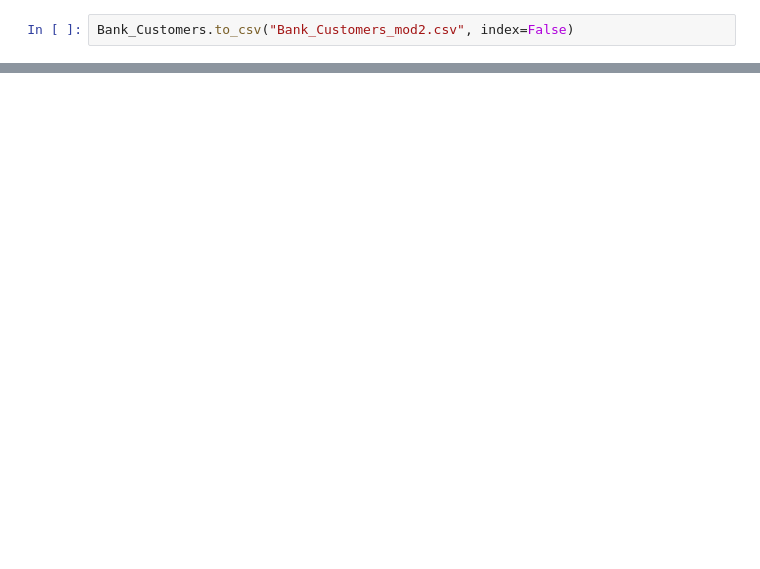
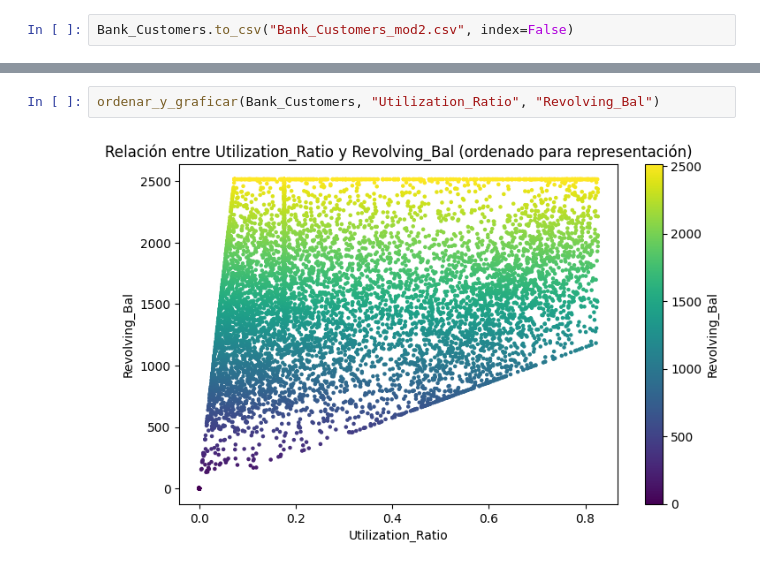
Before and after one commit to jairosann/Trabajo-Programaci-n, a Jupyter notebook: Programacion2.ipynb, the cells around one changed output, grey strips where cells are left out. Drawn from its saved outputs; the diff is of its cells as text; blank space fills up the shorter version.

```diff
--- a/Programacion2.ipynb
+++ b/Programacion2.ipynb
@@ -1200,0 +1282,4 @@ Name: count, dtype: int64
+# %%
+ordenar_y_graficar(Bank_Customers, "Utilization_Ratio", "Revolving_Bal")
+# %% [output]
+[figure, added]
```
Also changed, not shown: parts of 27 cells of this notebook, 2 other files.
